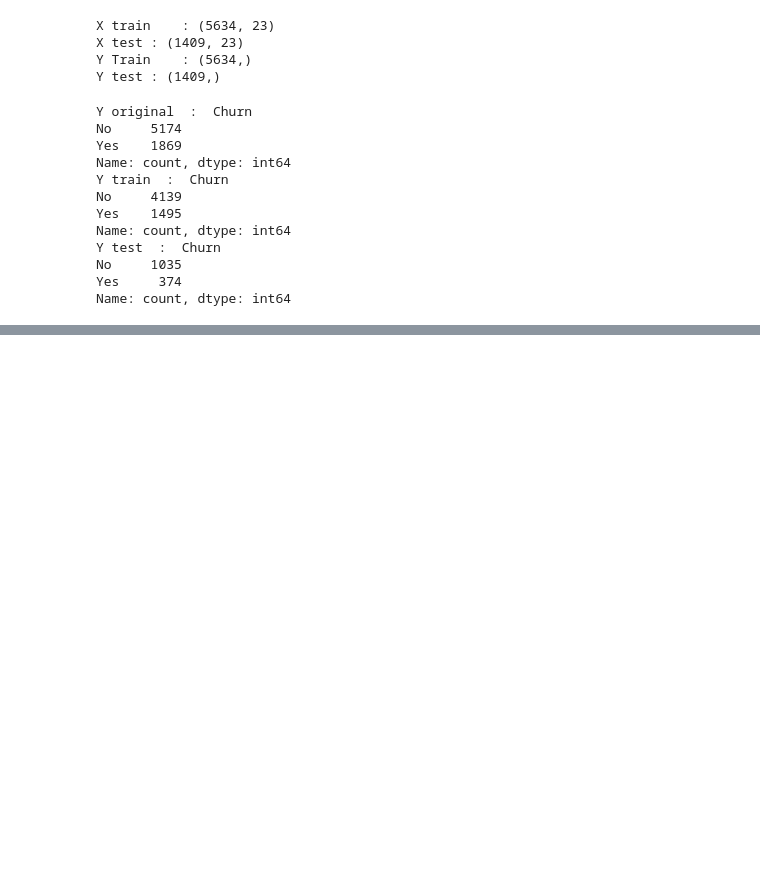
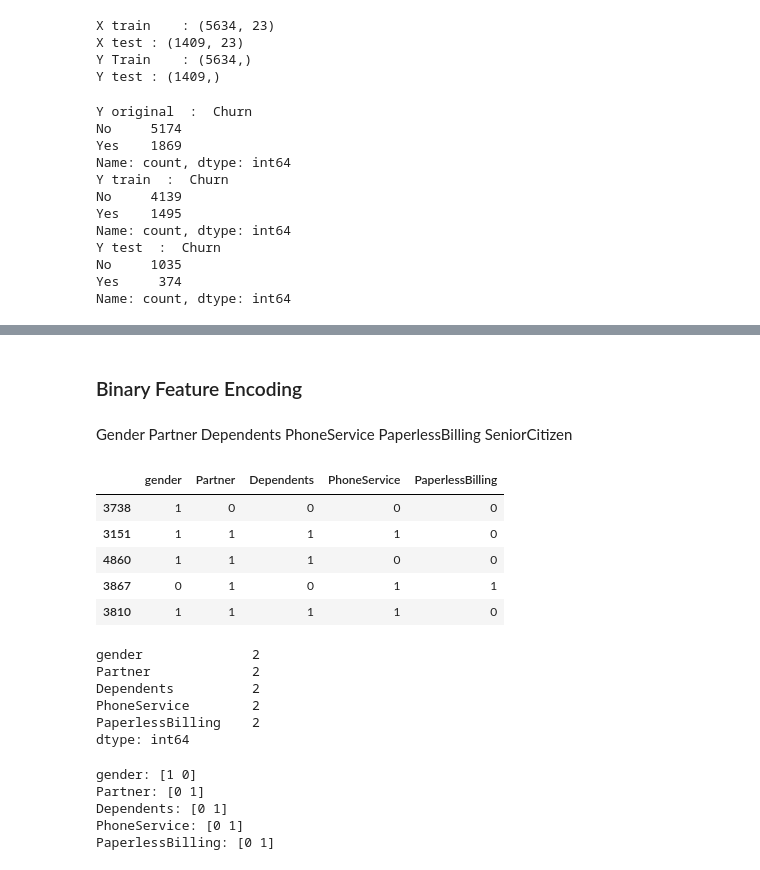
Before and after one commit to Anujjadaun97/Telco-Customer-Churn-Prediction, a Jupyter notebook: notebooks/05_model_training.ipynb, the cells around one changed output, grey strips where cells are left out. Cells and saved outputs as stored; diff of their text form; code cells hidden in the pictures; blank space fills up the shorter version.

Commit message:
feat: add model training notebook for customer churn prediction

```diff
--- a/notebooks/05_model_training.ipynb
+++ b/notebooks/05_model_training.ipynb
@@ -220,0 +364,57 @@ Name: count, dtype: int64
+# %% [markdown]
+### Binary Feature Encoding
+# %% [markdown]
+Gender
+Partner
+Dependents
+PhoneService
+PaperlessBilling
+SeniorCitizen
+# %%
+# Binary Mapping
+
+binary_mapping = {
+    'Yes': 1,
+    'No': 0,
+    'Male': 1,
+    'Female': 0
+}
+# %%
+binary_string_features = [
+    'gender',
+    'Partner',
+    'Dependents',
+    'PhoneService',
+    'PaperlessBilling'
+]
+# %%
+for col in binary_string_features:
+    X_train[col] = X_train[col].map(binary_mapping)
+    X_test[col] = X_test[col].map(binary_mapping)
+# %%
+X_train[binary_string_features].head()
+# %% [output]
+|  | gender | Partner | Dependents | PhoneService | PaperlessBilling |
+| 3738 | 1 | 0 | 0 | 0 | 0 |
+| 3151 | 1 | 1 | 1 | 1 | 0 |
+| 4860 | 1 | 1 | 1 | 0 | 0 |
+| 3867 | 0 | 1 | 0 | 1 | 1 |
+| 3810 | 1 | 1 | 1 | 1 | 0 |
+# %%
+X_train[binary_string_features].nunique()
+# %% [output]
+gender              2
+Partner             2
+Dependents          2
+PhoneService        2
+PaperlessBilling    2
+dtype: int64
+# %%
+for col in binary_string_features:
+    print(f"{col}: {X_train[col].unique()}")
+# %% [output]
+gender: [1 0]
+Partner: [0 1]
+Dependents: [0 1]
+PhoneService: [0 1]
+PaperlessBilling: [0 1]
```
Also changed, not shown: parts of 14 cells of this notebook.
